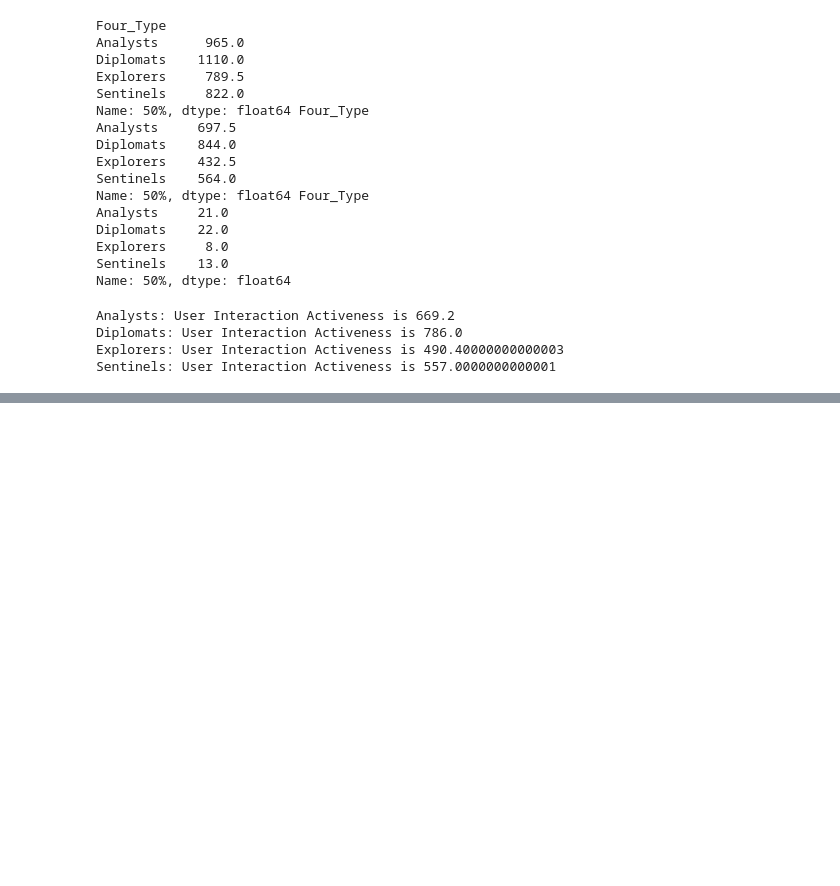
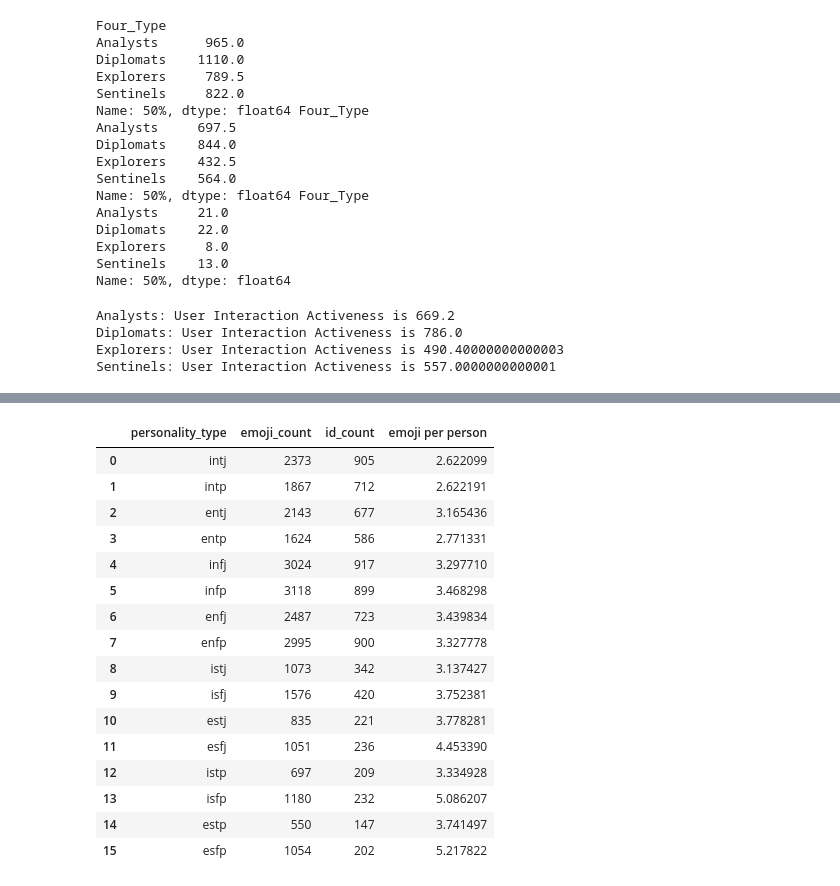
Before and after one commit to Skylar-Shi/MBTI_Data_Analysis_Project, a Jupyter notebook: DataCheckpointGroup_Sp23_RandomName.ipynb, the cells around one changed output, grey strips where cells are left out. Drawn from its saved outputs; the diff is of its cells as text; code cells hidden in the pictures; blank space fills up the shorter version.

Commit message:
add explanation to data check point

```diff
--- a/DataCheckpointGroup_Sp23_RandomName.ipynb
+++ b/DataCheckpointGroup_Sp23_RandomName.ipynb
@@ -722,0 +730,3 @@ Sentinels: User Interaction Activeness is 557.0000000000001
+# %%
+#find the number of emoji for each Twitter user
+merged_df['num_of_emoji'] = merged_df['all_tweets'].astype(str).apply(find_emoji_count)
@@ -722,0 +737,4 @@ Sentinels: User Interaction Activeness is 557.0000000000001
+# %%
+# Method that returns the total count of all the emoji from the given personality type
+def emoji_total_count_2(personality_type):
+    return merged_df[merged_df['mbti_personality'] == personality_type]['num_of_emoji'].sum()
@@ -722,0 +769,6 @@ Sentinels: User Interaction Activeness is 557.0000000000001
+# %%
+# personality types and its total emoji count
+personality_df_2 = pd.DataFrame()
+personality_df_2['personality_type'] = pd.Series(personality_type_lst)
+personality_df_2['emoji_count'] = personality_df_2['personality_type'].apply(emoji_total_count_2)
+personality_df_2
@@ -722,0 +793,4 @@ Sentinels: User Interaction Activeness is 557.0000000000001
+# %%
+# personality types and its Twitter users count
+count_df_2 = merged_df.groupby('mbti_personality').count()[['num_of_emoji']].rename(columns = {'num_of_emoji':'id_count'})
+count_df_2
@@ -722,0 +816,23 @@ Sentinels: User Interaction Activeness is 557.0000000000001
+# %%
+# merge the two previous dataframe and compute emoji per person
+personality_df_2 = personality_df_2.merge(count_df_2, left_on = 'personality_type', right_index = True)
+personality_df_2['emoji per person'] = personality_df_2['emoji_count']/personality_df_2['id_count']
+personality_df_2
+# %% [output]
+|  | personality_type | emoji_count | id_count | emoji per person |
+| 0 | intj | 2373 | 905 | 2.622099 |
+| 1 | intp | 1867 | 712 | 2.622191 |
+| 2 | entj | 2143 | 677 | 3.165436 |
+| 3 | entp | 1624 | 586 | 2.771331 |
+| 4 | infj | 3024 | 917 | 3.297710 |
+| 5 | infp | 3118 | 899 | 3.468298 |
+| 6 | enfj | 2487 | 723 | 3.439834 |
+| 7 | enfp | 2995 | 900 | 3.327778 |
+| 8 | istj | 1073 | 342 | 3.137427 |
+| 9 | isfj | 1576 | 420 | 3.752381 |
+| 10 | estj | 835 | 221 | 3.778281 |
+| 11 | esfj | 1051 | 236 | 4.453390 |
+| 12 | istp | 697 | 209 | 3.334928 |
+| 13 | isfp | 1180 | 232 | 5.086207 |
+| 14 | estp | 550 | 147 | 3.741497 |
+| 15 | esfp | 1054 | 202 | 5.217822 |
```
Also changed, not shown: parts of 107 cells of this notebook.
